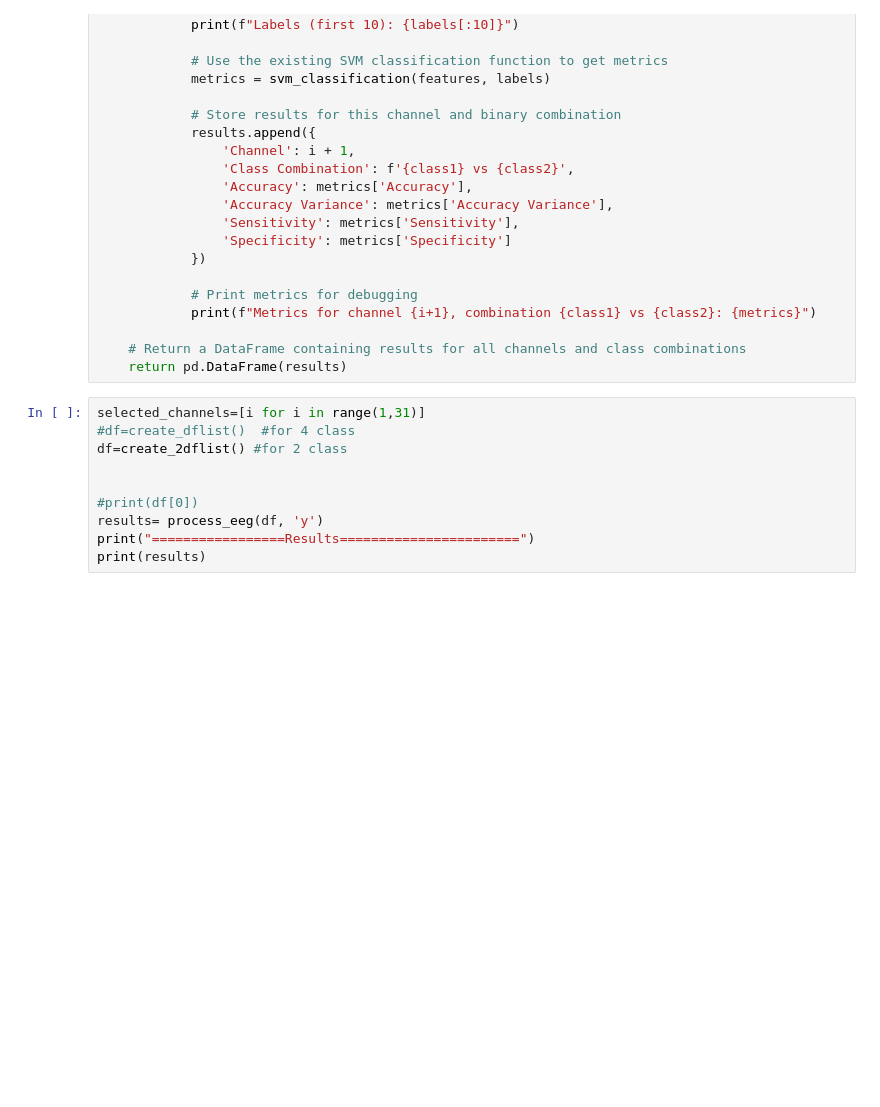
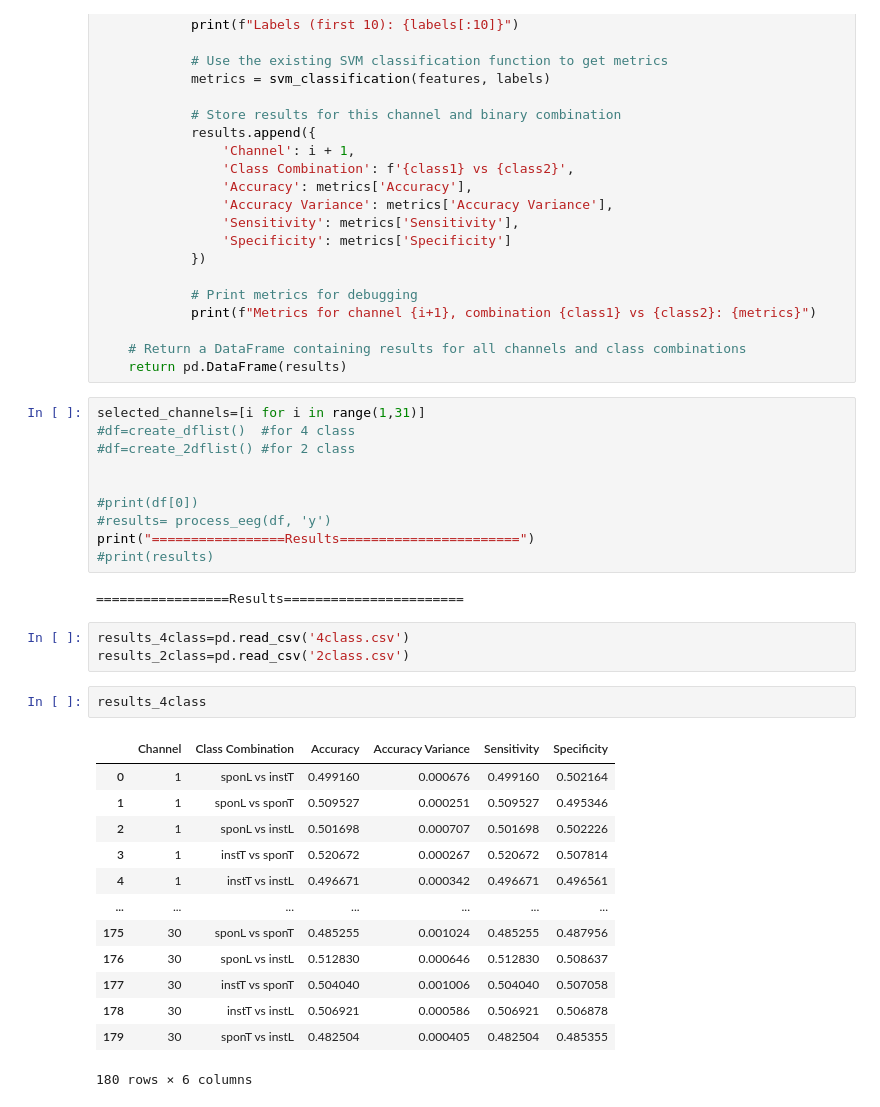
Before and after one commit to eldhosejoseph/thesis, a Jupyter notebook: ce901_thesis.ipynb, the cells around one changed output. Drawn from its saved outputs; the diff is of its cells as text; blank space fills up the shorter version.

```diff
--- a/ce901_thesis.ipynb
+++ b/ce901_thesis.ipynb
@@ -871,10 +1000,31 @@ def process_eeg(dataframes, label_column='y'):
 # %%
 selected_channels=[i for i in range(1,31)]
 #df=create_dflist()  #for 4 class
-df=create_2dflist() #for 2 class
+#df=create_2dflist() #for 2 class
 
 
 #print(df[0])
-results= process_eeg(df, 'y')
+#results= process_eeg(df, 'y')
 print("=================Results=======================")
-print(results)
+#print(results)
+# %% [output]
+=================Results=======================
+# %%
+results_4class=pd.read_csv('4class.csv')
+results_2class=pd.read_csv('2class.csv')
+# %%
+results_4class
+# %% [output]
+|  | Channel | Class Combination | Accuracy | Accuracy Variance | Sensitivity | Specificity |
+| 0 | 1 | sponL vs instT | 0.499160 | 0.000676 | 0.499160 | 0.502164 |
+| 1 | 1 | sponL vs sponT | 0.509527 | 0.000251 | 0.509527 | 0.495346 |
+| 2 | 1 | sponL vs instL | 0.501698 | 0.000707 | 0.501698 | 0.502226 |
+| 3 | 1 | instT vs sponT | 0.520672 | 0.000267 | 0.520672 | 0.507814 |
+| 4 | 1 | instT vs instL | 0.496671 | 0.000342 | 0.496671 | 0.496561 |
+| ... | ... | ... | ... | ... | ... | ... |
+| 175 | 30 | sponL vs sponT | 0.485255 | 0.001024 | 0.485255 | 0.487956 |
+| 176 | 30 | sponL vs instL | 0.512830 | 0.000646 | 0.512830 | 0.508637 |
+| 177 | 30 | instT vs sponT | 0.504040 | 0.001006 | 0.504040 | 0.507058 |
+| 178 | 30 | instT vs instL | 0.506921 | 0.000586 | 0.506921 | 0.506878 |
+| 179 | 30 | sponT vs instL | 0.482504 | 0.000405 | 0.482504 | 0.485355 |
+180 rows × 6 columns
```
Also changed, not shown: parts of 22 cells of this notebook.
